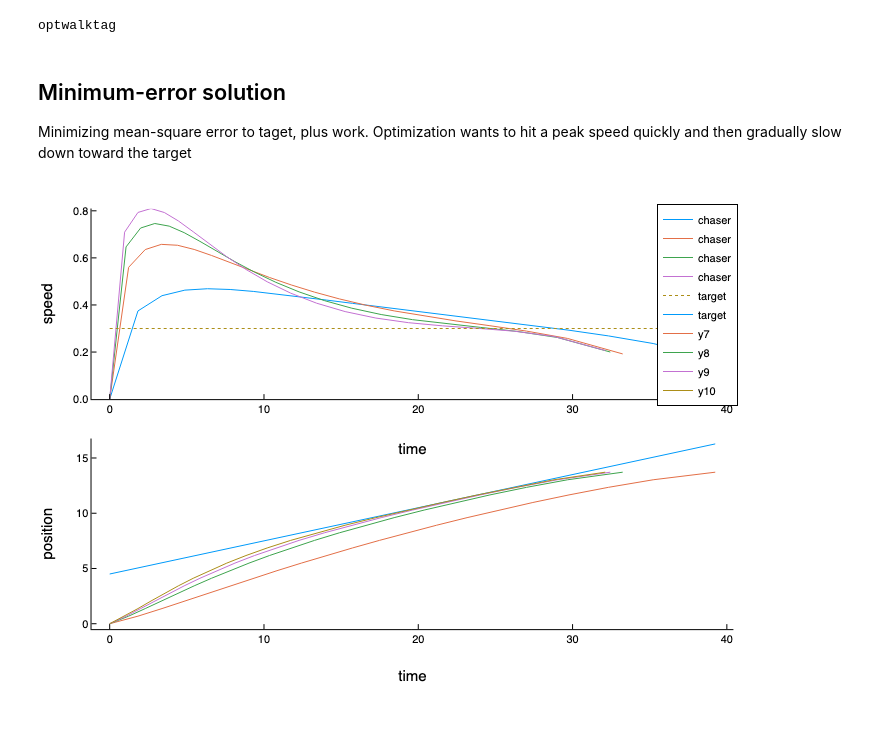
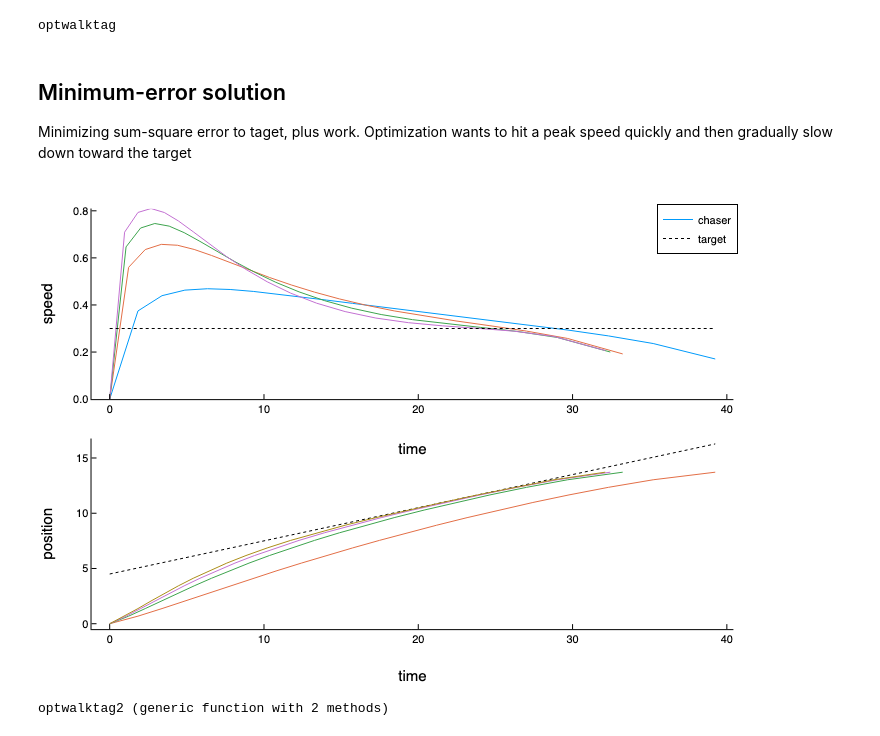
Before and after one commit to kuo-lab/DynLoco, a Jupyter notebook: src/playtag.ipynb, the cells around one changed output. Saved outputs shown, nothing was run; the diff lists cells and outputs as text; code cells hidden in the pictures.

Commit message:
update tag
Approximate minimum time

```diff
--- a/src/playtag.ipynb
+++ b/src/playtag.ipynb
@@ -32,7 +32,7 @@ function optwalktag(w::W, nsteps=50; boundaryvels::Union{Tuple,Nothing} = (0.,0.
     register(optsteps, :onestept, 3, (v,P,δ)->onestep(w,P=P,vm=v,δangle=δ,safety=safety).tf, autodiff=true)
     register(optsteps, :onestepc, 3, (v,P,δ)->onestep(w,P=P,vm=v,δangle=δ,safety=safety).C, autodiff=true)
 #    register(optsteps, :onestepcps, 3, (v,P,δ)->onestep(w,P=P,vm=v,δangle=δ,safety=safety).costperstep, autodiff=true)
-#    register(optsteps, :softrelu, 1, x->0.5*log(1+2*x), autodiff=true)
+    register(optsteps, :softrelu, 1, x->0.5*log(1+2*x), autodiff=true)
     register(optsteps, :sigmoid, 1, x->1/(1+exp(-8*x)), autodiff=true)
     @NLexpression(optsteps, steptime[i=1:nsteps], onestept(v[i],P[i],δs[i]))
     @NLexpression(optsteps, targetposn[i=1:nsteps], targetdist + targetspeed*sum(steptime[j] for j in 1:i))
@@ -68,27 +68,78 @@ end
 optwalktag
 # %% [markdown]
 ## Minimum-error solution
-Minimizing mean-square error to taget, plus work.
+Minimizing sum-square error to taget, plus work.
 Optimization wants to hit a peak speed quickly and then gradually slow down toward the target
 # %%
 wstar4 = findgait(WalkRW2l(α=0.35,safety=true), target=:speed=>0.3, varying=:P)
 ctime = 0. # cost of time, to encourage hurrying
 cerrors = 0.001:0.005:0.02
 targetspeed = 0.3
 targetdist = 4.5
 results = [optwalktag(wstar4, 20, ctime=ctime, cerror=cerror,targetspeed=targetspeed, targetdist=targetdist)
     for cerror in cerrors]
 targetpos(t) = targetdist .+ targetspeed.*t
 p = plot(layout=(2,1))
 targettimes = [range(0, result.totaltime, length=50) for result in results]
 chasertimes = [cumsum([0;result.steps.tf]) for result in results] # accumulate step times
 chaserposns = [cumsum([0; result.steps.steplength]) for result in results] # how far chaser goes
 chaserspeeds = [[0; result.steps.speed] for result in results] # prepend 0 for start speed
 
 plot!(p[1], chasertimes, chaserspeeds,ylims=(0,Inf),xlabel="time",ylabel="speed",
-    label="chaser")
-plot!(p[1], chasertimes[1][[1,end]],[targetspeed,targetspeed],linestyle=:dot,label="target")
-plot!(p[2], chasertimes[1], targetpos.(chasertimes[1]),label="target")
-plot!(p[2], chasertimes, chaserposns,xlabel="time",ylabel="position")
+    label=["chaser" nothing nothing nothing])
+plot!(p[1], chasertimes[1][[1,end]],[targetspeed,targetspeed],linestyle=:dot,label="target",linecolor=:black)
+plot!(p[2], chasertimes[1], targetpos.(chasertimes[1]),label=nothing,linestyle=:dot,linecolor=:black)
+plot!(p[2], chasertimes, chaserposns,xlabel="time",ylabel="position",label=nothing)
 # %% [output]
-[figure, old version]
+[figure, new version]
+# %%
+function optwalktag2(w::W, nsteps=50; boundaryvels::Union{Tuple,Nothing} = (0.,0.), safety=true,
+    ctime = 0.05, tchange = 3., boundarywork = true, δs = zeros(nsteps), startv = w.vm, negworkcost = 0., targetspeed = 0.4, targetdist = 1., cerror=0., walkparms...) where W <: Walk
+    w = W(w; walkparms...)
+    optsteps = Model(optimizer_with_attributes(Ipopt.Optimizer, "print_level"=>1))
+    @variable(optsteps, P[1:nsteps]>=0, start=w.P) # JuMP variables P
+    # constraints: starting guess for velocities
+
+    if length(startv) == 1 # startv can be just a scalar, a 1-element vector, or n elements
+        @variable(optsteps, v[1:nsteps+1]>=0, start=startv)
+    else # starting guess for v is an array
+        @variable(optsteps, v[i=1:nsteps+1]>=0, start=startv[i])
+    end
+    register(optsteps, :onestepv, 3, (v,P,δ)->onestep(w,P=P,vm=v,δangle=δ,safety=safety).vm, autodiff=true) # input P, output vm
+    register(optsteps, :onestept, 3, (v,P,δ)->onestep(w,P=P,vm=v,δangle=δ,safety=safety).tf, autodiff=true)
+    register(optsteps, :onestepc, 3, (v,P,δ)->onestep(w,P=P,vm=v,δangle=δ,safety=safety).C, autodiff=true)
+#    register(optsteps, :onestepcps, 3, (v,P,δ)->onestep(w,P=P,vm=v,δangle=δ,safety=safety).costperstep, autodiff=true)
+    register(optsteps, :softrelu, 1, x->0.5*log(1+2*x), autodiff=true)
+    register(optsteps, :sigmoid, 1, x->1/(1+exp(-8*x)), autodiff=true)
+    @NLexpression(optsteps, steptime[i=1:nsteps], onestept(v[i],P[i],δs[i]))
+    @NLexpression(optsteps, targetposn[i=1:nsteps], targetdist + targetspeed*sum(steptime[j] for j in 1:i))
+    steplength = 2*sin(w.α)
+    @NLexpression(optsteps, posn[i=1:nsteps], i*steplength)
+    @NLexpression(optsteps, totaltime, sum(onestept(v[i],P[i],δs[i]) for i = 1:nsteps))
+    @NLexpression(optsteps, targetahead[i=1:nsteps], sigmoid(targetposn[i]-posn[i]))
+    for i = 1:nsteps # collocation points
+        @NLconstraint(optsteps, v[i+1]==onestepv(v[i],P[i],δs[i]))
+    end
+    if boundarywork # factor in the cost of starting up (and stopping)
+        # sum-square target error, plus work, plus time
+        @NLobjective(optsteps, Min, 1/2*(sum(P[i]^2 for i=1:nsteps) + negworkcost*sum(onestepc(v[i],P[i],δs[i])^2 for i=1:nsteps) + v[1]^2 - boundaryvels[1]^2 ) +
+            ctime*sum(targetahead[i]*steptime[i] for i=1:nsteps) + cerror*sum(sigmoid(targetposn[i]-posn[i]) for i=1:nsteps))
+    else # only the basic costs, no start-up
+        @NLobjective(optsteps, Min, 1/2*(sum(P[i]^2 for i=1:nsteps) + negworkcost*sum(onestepc(v[i],P[i],δs[i])^2 for i=1:nsteps)) +
+            ctime*totaltime)
+    end
+    optimize!(optsteps)
+    if termination_status(optsteps) == MOI.LOCALLY_SOLVED || termination_status(optsteps) == MOI.OPTIMAL
+        optimal_solution = (vms=value.(v), Ps=value.(P))
+    else
+        error("The model was not solved correctly.")
+        println(termination_status(optsteps))
+    end
+    # @show value.(targetahead)
+    result = multistep(W(w,vm=value(v[1]),safety=safety), value.(P), δs, vm0=value(v[1]),
+        boundaryvels=boundaryvels, extracost = ctime*value(totaltime) +
+        (boundarywork ? 1/2*(value(v[1])^2-boundaryvels[1]^2) : 0))
+    return result
+end
+# %% [output]
+optwalktag2 (generic function with 2 methods)
```
Also changed, not shown: parts of 1 cell of this notebook.
